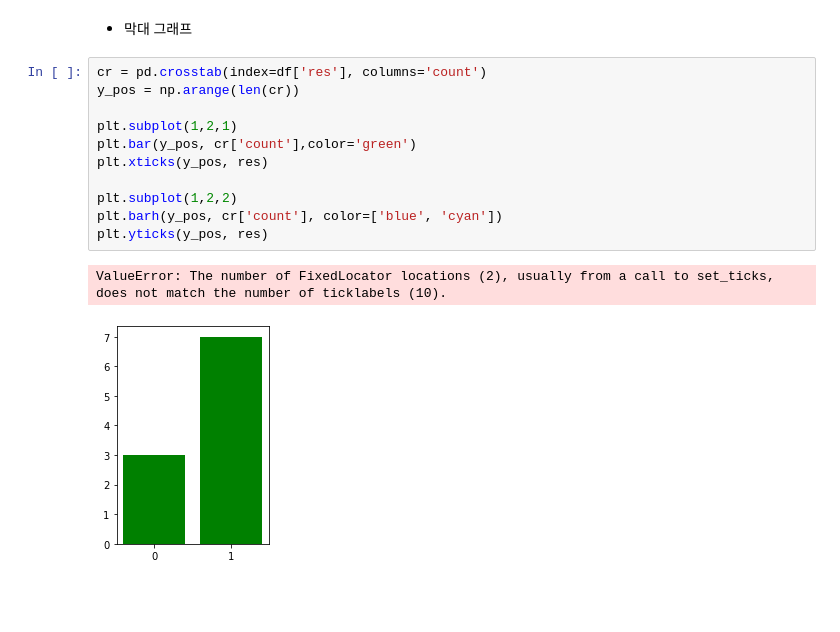
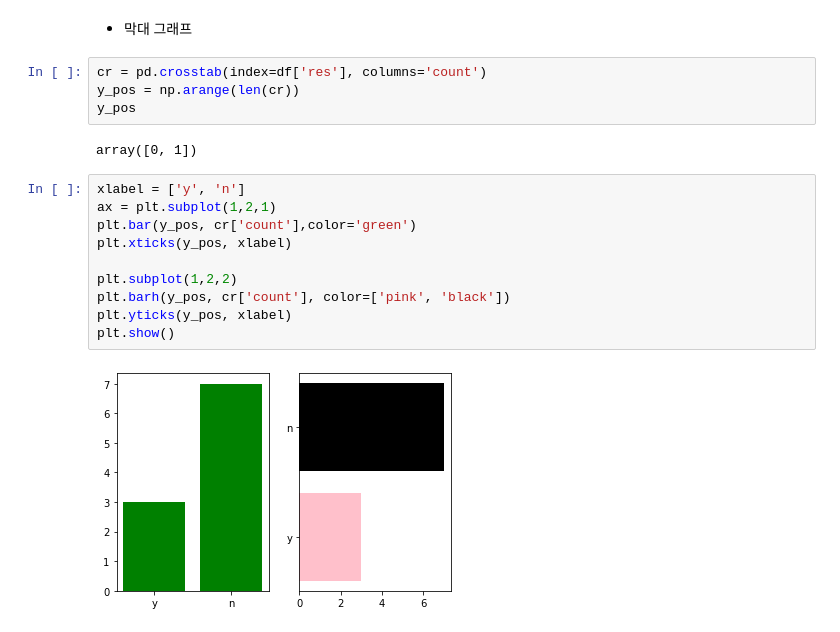
Before and after one commit to hellosunil/TIL-Today-I-Learned-, a Jupyter notebook: Python 통계 프로그래밍.ipynb, the cells around one changed output. Saved outputs shown, nothing was run; the diff lists cells and outputs as text; blank space fills up the shorter version.

```diff
--- a/Python 통계 프로그래밍.ipynb
+++ b/Python 통계 프로그래밍.ipynb
@@ -2488,14 +2486,18 @@ cd
 # %%
 cr = pd.crosstab(index=df['res'], columns='count')
 y_pos = np.arange(len(cr))
-
-plt.subplot(1,2,1)
-plt.bar(y_pos, cr['count'],color='green')
-plt.xticks(y_pos, res)
-
-plt.subplot(1,2,2)
-plt.barh(y_pos, cr['count'], color=['blue', 'cyan'])
-plt.yticks(y_pos, res)
+y_pos
 # %% [output]
-ValueError: The number of FixedLocator locations (2), usually from a call to set_ticks, does not match the number of ticklabels (10).
+array([0, 1])
-[figure, removed]
+# %%
+xlabel = ['y', 'n']
+ax = plt.subplot(1,2,1)
+plt.bar(y_pos, cr['count'],color='green')
+plt.xticks(y_pos, xlabel)
+
+plt.subplot(1,2,2)
+plt.barh(y_pos, cr['count'], color=['pink', 'black'])
+plt.yticks(y_pos, xlabel)
+plt.show()
+# %% [output]
+[figure, added]
```
Also changed, not shown: parts of 14 cells of this notebook, 23 other files.
